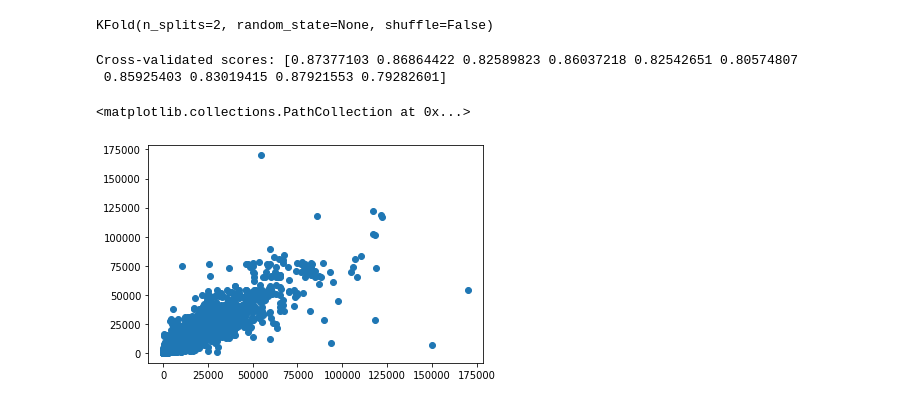
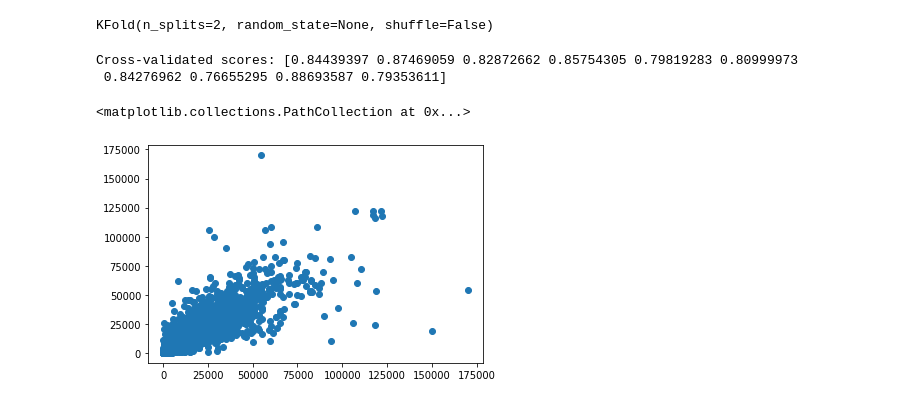
Before and after one commit to smritijain412/car_price-web, a Jupyter notebook: car_price.ipynb, the cells around one changed output. Cells and saved outputs as stored; diff of their text form; code cells hidden in the pictures.

```diff
--- a/car_price.ipynb
+++ b/car_price.ipynb
@@ -189,0 +207,3 @@ Y=data1.iloc[:,[2]]
+# %%
+B=df.iloc[:,1]
+B
@@ -190 +223,3 @@ Y=data1.iloc[:,[2]]
+# %%
+A1=pd.get_dummies(A,drop_first=True)
 # %%
@@ -231,0 +227,14 @@ df.corr()
+# %%
+extra_tree = ExtraTreesRegressor(n_estimators = 5,
+                                         max_features =5)
+
+# Training the model
+extra_tree_forest.fit(A1,B)
+
+# Computing the importance of each feature
+feature_importance = extra_tree_forest.feature_importances_
+
+# Normalizing the individual importances
+feature_importance_normalized = np.std([tree.feature_importances_ for tree in
+                                        extra_tree_forest.estimators_],
+                                        axis = 0)
@@ -231,0 +250,3 @@ df.corr()
+# %%
+x=A1.iloc[:,0:5]
+x
@@ -320,16 +336,16 @@ KFold(n_splits=2, random_state=None, shuffle=False)
 KFold(n_splits=10, random_state=None, shuffle=False)
 KFold(n_splits=2, random_state=None, shuffle=False)
 # %%
-scores = cross_val_score(model, X1, Y1, cv=10)
+scores = cross_val_score(model, x,B,cv=10)
 print ("Cross-validated scores:", scores)
 # %% [output]
-Cross-validated scores: [0.87377103 0.86864422 0.82589823 0.86037218 0.82542651 0.80574807
- 0.85925403 0.83019415 0.87921553 0.79282601]
+Cross-validated scores: [0.84439397 0.87469059 0.82872662 0.85754305 0.79819283 0.80999973
+ 0.84276962 0.76655295 0.88693587 0.79353611]
 # %%
 # Make cross validated predictions
-predictions = cross_val_predict(model, X1, Y1, cv=6)
+predictions = cross_val_predict(extra_tree,x,B,cv=6)
 pre=pd.DataFrame(predictions)
-plt.scatter(Y1, pre)
+plt.scatter(B, pre)
 # %% [output]
 <matplotlib.collections.PathCollection at 0x...>
-[figure, old version]
+[figure, new version]
```
Also changed, not shown: parts of 34 cells of this notebook.
